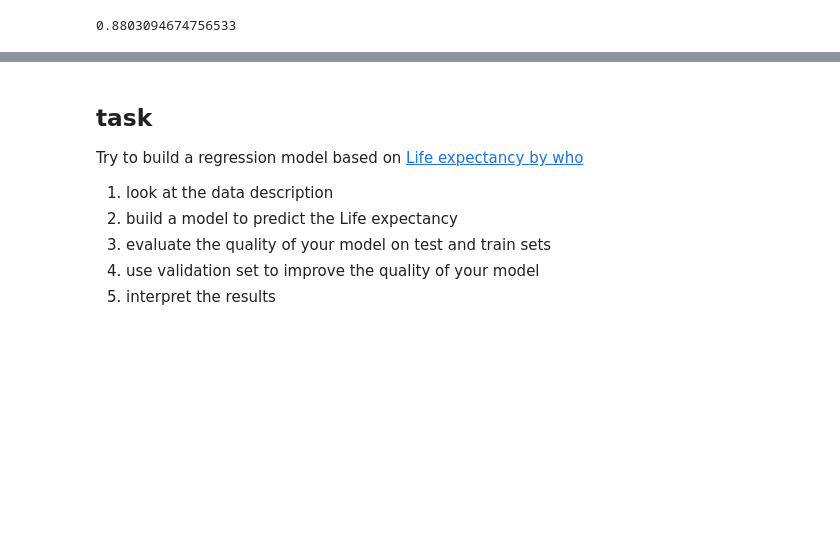
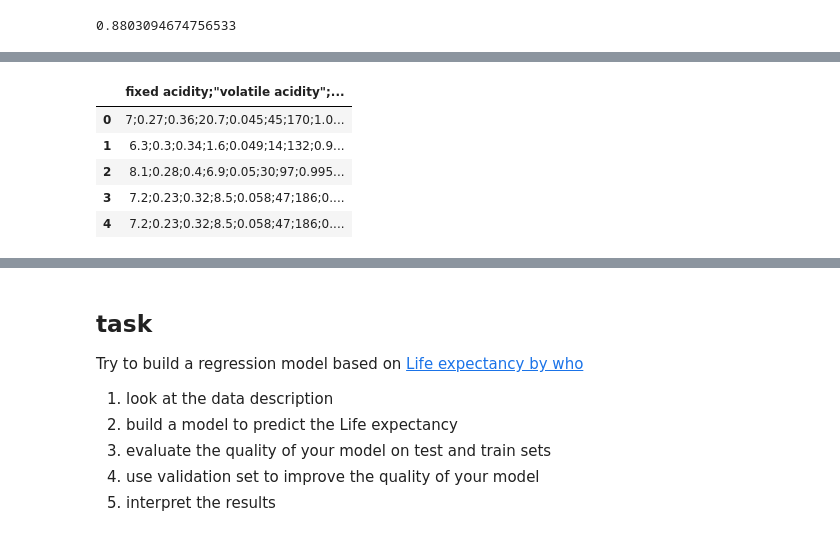
Before and after one commit to vvseva/DS_DAPS, a Jupyter notebook: 4-lab/4-prediction.ipynb, the cells around one changed output, grey strips where cells are left out. Saved outputs shown, nothing was run; the diff lists cells and outputs as text; code cells hidden in the pictures; blank space fills up the shorter version.

```diff
--- a/4-lab/4-prediction.ipynb
+++ b/4-lab/4-prediction.ipynb
@@ -462,0 +525,10 @@ r2_score(y_test, y_pred)
+# %%
+wine_df = pd.read_csv("winequality-white.csv",  )
+wine_df.head()
+# %% [output]
+|  | fixed acidity;"volatile acidity";... |
+| 0 | 7;0.27;0.36;20.7;0.045;45;170;1.0... |
+| 1 | 6.3;0.3;0.34;1.6;0.049;14;132;0.9... |
+| 2 | 8.1;0.28;0.4;6.9;0.05;30;97;0.995... |
+| 3 | 7.2;0.23;0.32;8.5;0.058;47;186;0.... |
+| 4 | 7.2;0.23;0.32;8.5;0.058;47;186;0.... |
```
Also changed, not shown: parts of 18 cells of this notebook, 2 other files.
